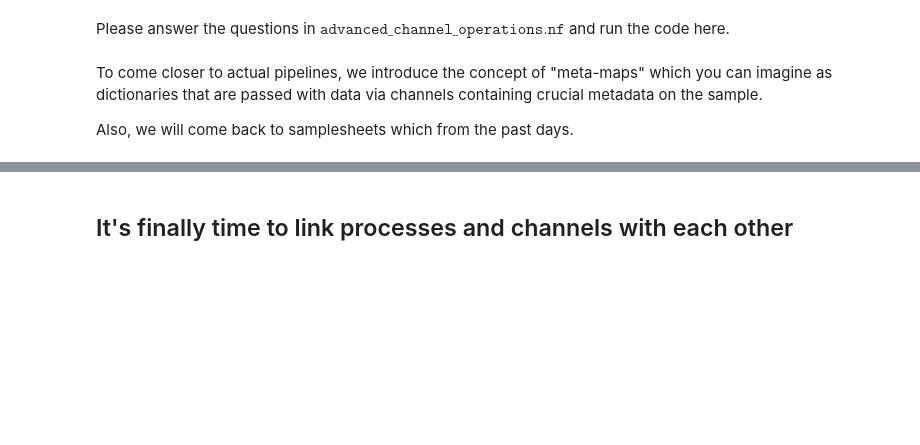
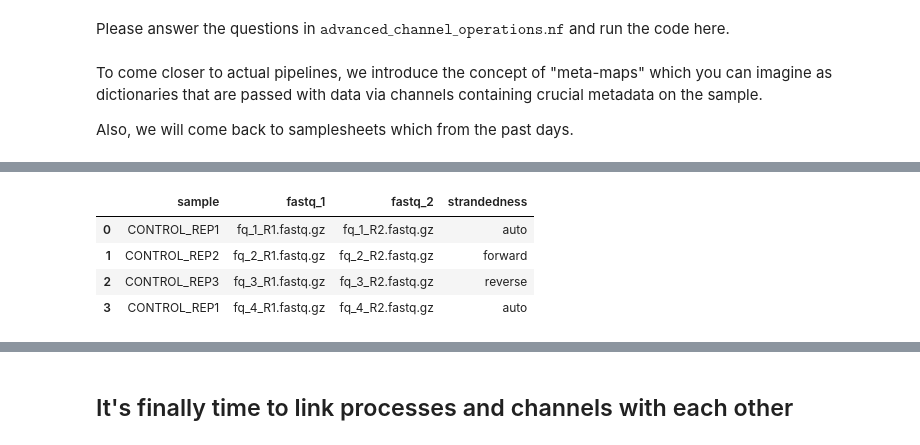
Before and after one commit to paula2701/computational-workflows-2026, a Jupyter notebook: day_05/day_05.ipynb, the cells around one changed output, grey strips where cells are left out. Cells and saved outputs as stored; diff of their text form; code cells hidden in the pictures; blank space fills up the shorter version.

```diff
--- a/day_05/day_05.ipynb
+++ b/day_05/day_05.ipynb
@@ -267,3 +540,14 @@ Also, we will come back to samplesheets which from the past days.
+# %%
+import pandas as pd
+
+x = pd.read_csv("/home/paula/.ssh/computational-workflows-2026/day_05/samplesheet.csv")
+x
+# %% [output]
+|  | sample | fastq_1 | fastq_2 | strandedness |
+| 0 | CONTROL_REP1 | fq_1_R1.fastq.gz | fq_1_R2.fastq.gz | auto |
+| 1 | CONTROL_REP2 | fq_2_R1.fastq.gz | fq_2_R2.fastq.gz | forward |
+| 2 | CONTROL_REP3 | fq_3_R1.fastq.gz | fq_3_R2.fastq.gz | reverse |
+| 3 | CONTROL_REP1 | fq_4_R1.fastq.gz | fq_4_R2.fastq.gz | auto |
 # %%
 # Task 2 - Read in the samplesheet and create a meta-map with all metadata and another list with the filenames ([[metadata_1 : metadata_1, ...], [fastq_1, fastq_2]]).
 #          Set the output to a new channel "in_ch" and view the channel. YOU WILL NEED TO COPY AND PASTE THIS CODE INTO SOME OF THE FOLLOWING TASKS (sorry for that).
```
Also changed, not shown: parts of 36 cells of this notebook, 4 other files.
